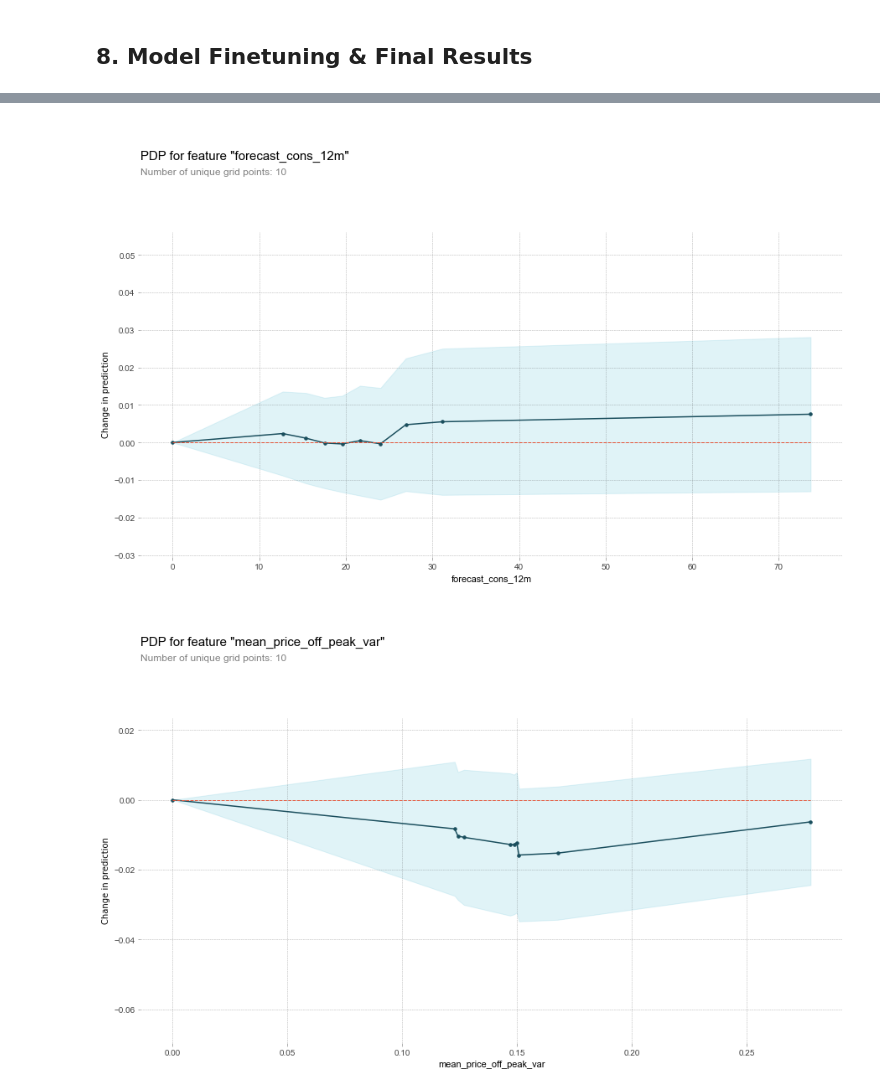
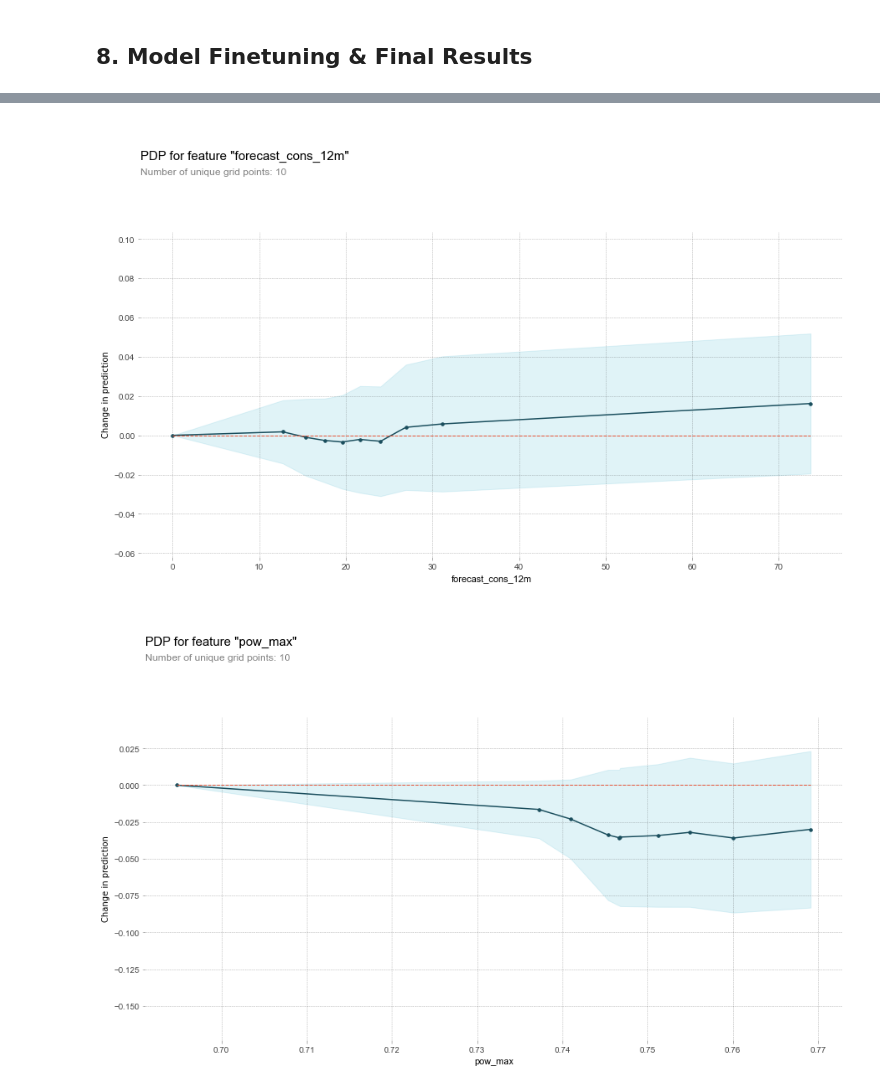
Before and after one commit to Rahulm94/Customer-Churn-Prediction, a Jupyter notebook: Task 3_Feature_engineering & Modelling.ipynb, the cells around one changed output, grey strips where cells are left out. Cells and saved outputs as stored; diff of their text form; code cells hidden in the pictures.

```diff
--- a/Task 3_Feature_engineering & Modelling.ipynb
+++ b/Task 3_Feature_engineering & Modelling.ipynb
@@ -575,7 +565,7 @@ xgboost.plot_importance(xgb, ax=ax, importance_type='total_gain')
 # %%
 # Build Random Forest model based on best 20 features selected above
 
-imp_feat = feature_importance.sort_values('Importance_rf', ascending = False).Features[:30].values
+imp_feat = feature_importance.sort_values('Importance_rf', ascending = False).Features[:20].values
 X = client_prices[imp_feat]
 y = client_prices['churn']
 
@@ -644,6 +633,8 @@ AUC score for XGB-Best 20 features model = 0.6552085446721267
 # %% [markdown]
 ## 8. Model Finetuning & Final Results
 # %%
-X = client_prices.drop(['id','churn'], 1)
+imp_feat = feature_importance.sort_values('Importance_rf', ascending = False).Features[:20].values
+print(imp_feat)
+X = client_prices[imp_feat]
 y = client_prices['churn']
 X_train, X_test, y_train, y_test = train_test_split(X,y, test_size=0.25, random_state=25, stratify=y)
@@ -652,13 +651,14 @@ X_train, X_test, y_train, y_test = train_test_split(X,y, test_size=0.25, random_
 
 from sklearn.model_selection import RandomizedSearchCV
 params = [{'criterion': ['entropy', 'gini'],
-                     'n_estimators': range(100, 1000),
-                     'max_depth': range(5,50),
+                     'n_estimators': range(100,1000,50),
+                     'max_depth': range(5,50,5),
                      'min_samples_split': range(2,11),
                      'min_samples_leaf': range(1,15)}]
 
-random_forest_classification = RandomForestClassifier(random_state = 10)
-rf_grid = RandomizedSearchCV(estimator = random_forest_classification, param_distributions = params, scoring='roc_auc', cv = 5)
-rf_grid_model = rf_grid.fit(X_train, y_train)
-print('Best parameters for random forest classifier: ', rf_grid_model.best_params_, '\n')
+# rf_classfier = RandomForestClassifier(random_state = 10)
+cv = StratifiedKFold(n_splits=5, shuffle=True, random_state=15)
+rfc_grid = RandomizedSearchCV(estimator = rfc_20, param_distributions = params, scoring='roc_auc', cv = cv)
+rfc_grid_model = rfc_grid.fit(X_train, y_train)
+print('Best parameters for XGB classifier: ', rfc_grid_model.best_params_, '\n')
 # %% [output]
@@ -666,7 +666,7 @@ Best parameters for random forest classifier:  {'n_estimators': 782, 'min_sample
 # %%
 # Now build model with chosen optimum hyperparameters
 
-rfc_best = RandomForestClassifier(random_state=10, **rf_grid_model.best_params_)
+rfc_best = RandomForestClassifier(random_state=10, **rfc_grid_model.best_params_)
 rfc_best.fit(X_train, y_train)
-y_train_pred = rfc_best.predict(X_train)
 y_test_pred = rfc_best.predict(X_test)
+print(classification_report(y_test, y_test_pred))
@@ -779,13 +792,13 @@ exp.show_in_notebook(show_all=False)
 import pdpbox.pdp as pdp
 from sklearn import tree
 
-imp_feat = important_features.Features[:6]
+imp_feat = ['margin_gross_pow_ele', 'cons_12m', 'net_margin', 'forecast_meter_rent_12m', 'forecast_cons_12m', 'pow_max']
 
 for col in imp_feat:
     pdp_feat = pdp.pdp_isolate(rfc_best, X_test, X_test.columns, feature=col)
-    pdp.pdp_plot(pdp_feat, col)
+    fig, axes = pdp.pdp_plot(pdp_feat, col)
     plt.ylabel("Change in prediction")
-    plt.show()
+    plt.savefig('pdp_{}.png'.format(col))
 
 # x-axis shows the feature data values (log transformed) and y-axis gives the partial dependence
 # %% [output]
@@ -796,5 +809,5 @@ for col in imp_feat:
-[figure, old version]
+[figure, new version]
-[figure, old version]
+[figure, new version]
 # %% [markdown]
 ## 9. Conclusion
 
```
Also changed, not shown: parts of 15 cells of this notebook.
